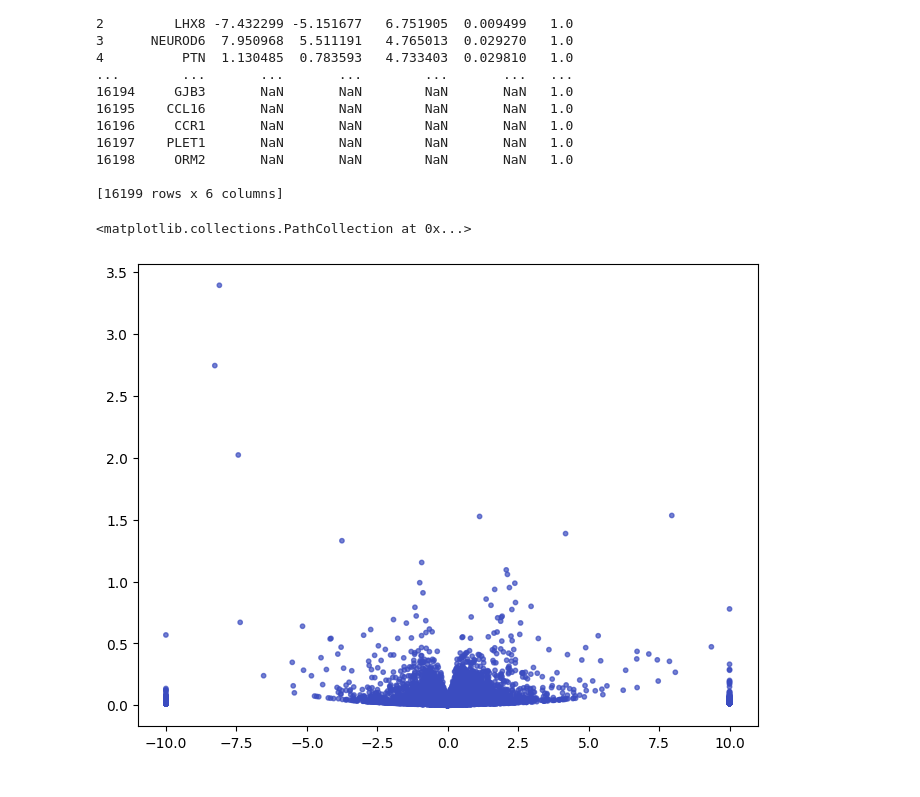
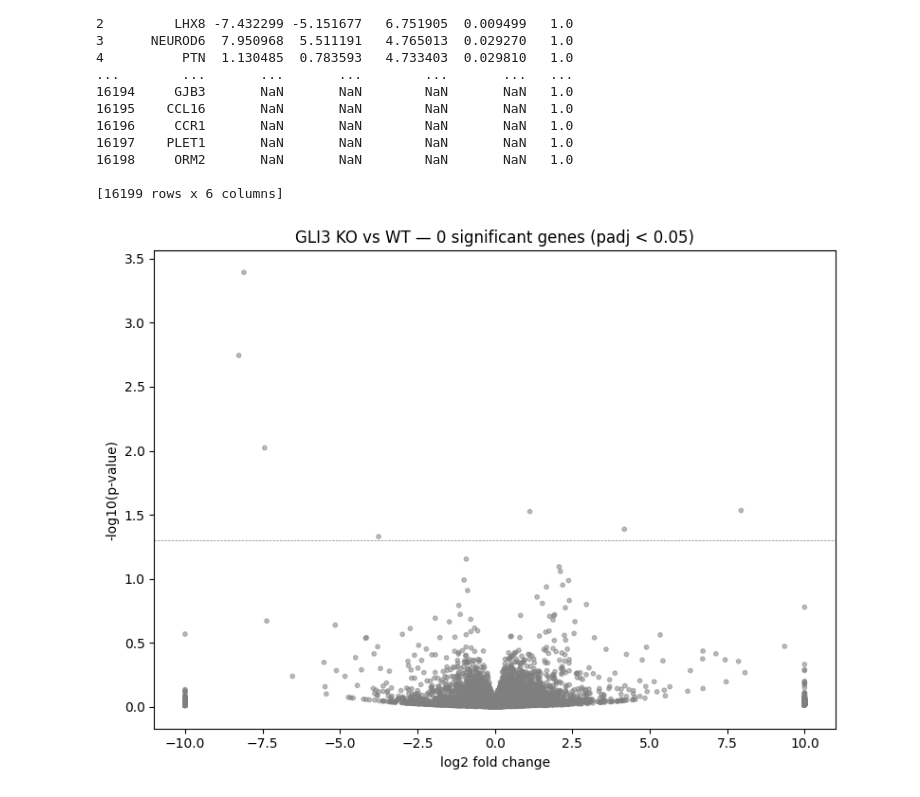
Before and after one commit to mlbelab/delnx, a Jupyter notebook: docs/notebooks/nb.ipynb, the cells around one changed output. Saved outputs shown, nothing was run; the diff lists cells and outputs as text; code cells hidden in the pictures.

```diff
--- a/docs/notebooks/nb.ipynb
+++ b/docs/notebooks/nb.ipynb
@@ -25,8 +27,9 @@ Now let's fit negative binomial GLMs to this data. `nb_fit` handles everything:
 # Fit negative binomial GLMs with quasi-likelihood dispersion shrinkage
 fit = dx.tl.nb_fit(adata, condition_key="GLI3_KO", reference="True")
 
-# Store delnx dispersions for comparison
-adata.var["delnx_dispersions"] = fit.overdispersions
+print(f"Coefficients: {fit.design_column_names}")
+print(f"Genes fitted: {len(fit.overdispersions)}")
+print(f"Dispersion range: {fit.overdispersions.min():.4f} - {fit.overdispersions.max():.2f}")
 # %% [output]
 INFO     Fitting 16199 genes with 2 coefficient(s)
 INFO     Applying quasi-likelihood shrinkage
@@ -128,16 +90,20 @@ print(de_results)
 
 [16199 rows x 6 columns]
 # %%
-# Vulcano plot
-plt.figure(figsize=(8, 6))
-plt.scatter(
-    de_results["log2fc"],
-    -np.log10(de_results["pval"]),
-    c=de_results["padj"] < 0.05,
-    cmap="coolwarm",
-    s=10,
-    alpha=0.7,
-)
+# Volcano plot
+fig, ax = plt.subplots(figsize=(8, 6))
+
+sig = de_results["padj"] < 0.05
+colors = np.where(sig, "tab:red", "tab:grey")
+
+ax.scatter(de_results["log2fc"], -np.log10(de_results["pval"]), c=colors, s=10, alpha=0.5)
+ax.axhline(-np.log10(0.05), color="black", linestyle="--", linewidth=0.5, alpha=0.5)
+ax.set_xlabel("log2 fold change")
+ax.set_ylabel("-log10(p-value)")
+ax.set_title(f"GLI3 KO vs WT — {sig.sum()} significant genes (padj < 0.05)")
+
+plt.tight_layout()
+plt.show()
+plt.close()
 # %% [output]
-<matplotlib.collections.PathCollection at 0x...>
-[figure, old version]
+[figure, new version]
```
Also changed, not shown: parts of 6 cells of this notebook, 1 other file.
